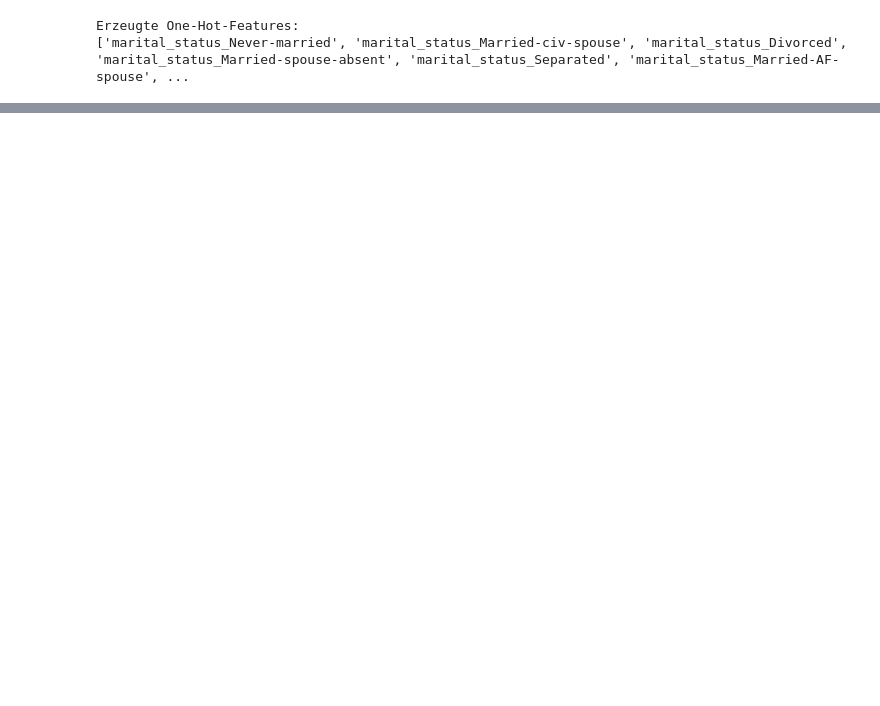
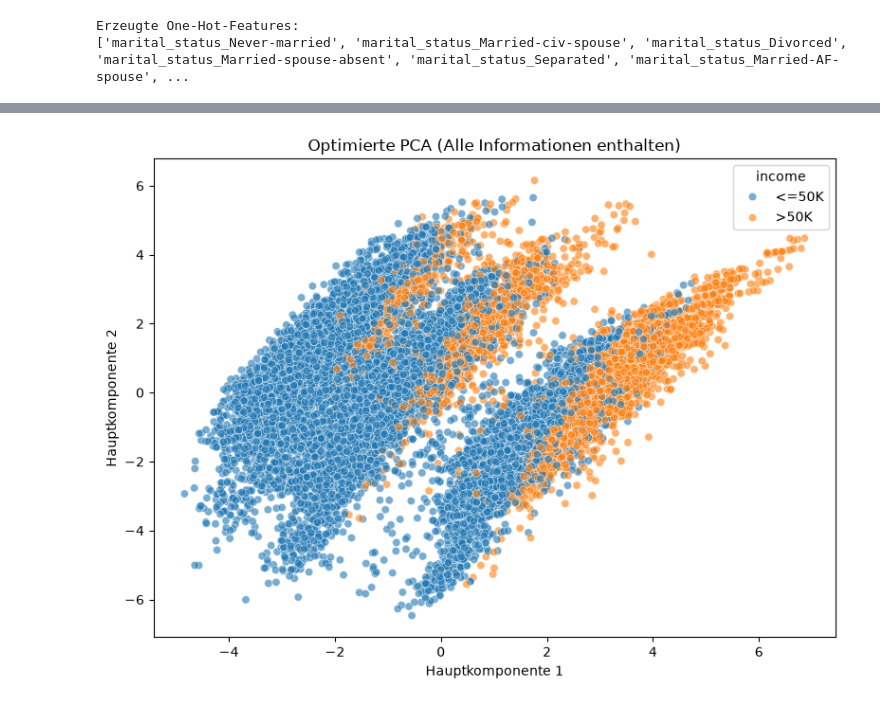
Before and after one commit to SirZotto/Applied-ML-Project-4-Income-Prediction-Using-Categorical-Data-Petrarolo-Marantidis-, a Jupyter notebook: data-exploration.ipynb, the cells around one changed output, grey strips where cells are left out. Drawn from its saved outputs; the diff is of its cells as text; code cells hidden in the pictures; blank space fills up the shorter version.

Commit message:
improved attempts to gain a better PCA analysis with some radical steps at last

```diff
--- a/data-exploration.ipynb
+++ b/data-exploration.ipynb
@@ -488,0 +315,93 @@ Erklärte Varianz pro Hauptkomponente:
+# %%
+import sys
+from pathlib import Path
+import pandas as pd
+import seaborn as sns
+import matplotlib.pyplot as plt
+from sklearn.decomposition import PCA
+from sklearn.preprocessing import StandardScaler
+
+# 0. Pfad-Setup für die Library
+root = Path.cwd()
+for candidate in [root, root.parent, root.parent.parent]:
+    if (candidate / "projectlib").exists():
+        sys.path.insert(0, str(candidate))
+        break
+
+# Nutzt die sauberen Encoder aus dem Hauptverzeichnis
+from projectlib.encoding import One_Hot_Encoder, Ordinal_Encoder, Target_Encoder
+
+# --- 1. BASISDATEN & TARGET VORBEREITEN ---
+pca_df = df.copy()
+pca_df["income_target"] = pca_df["income"].astype(str).str.strip().map({"<=50K": 0, ">50K": 1})
+
+# --- 2. ENCODING DER KATEGORIELLEN SPALTEN ---
+
+# Ordinal Encoding für education
+pca_df["education_ordinal"] = Ordinal_Encoder(
+    pca_df[["education"]].copy(),
+    "education",
+    categories_order=[["Preschool", "1st-4th", "5th-6th", "7th-8th", "9th", "10th", "11th", "12th",
+                      "HS-grad", "Some-college", "Assoc-voc", "Assoc-acdm", "Bachelors", "Masters",
+                      "Prof-school", "Doctorate"]],
+    starting_numbers=[1],
+    step_sizes=[1],
+)["education"]
+
+# Target Encoding für workclass und occupation (bevor One-Hot die Originalspalten verändert)
+target_encoded_cols = Target_Encoder(
+    pca_df[["workclass", "occupation", "income_target"]],
+    ["workclass", "occupation"],
+    "income_target"
+)
+pca_df["workclass_target"] = target_encoded_cols["workclass_target"]
+pca_df["occupation_target"] = target_encoded_cols["occupation_target"]
+
+# One-Hot Encoding für alle nominalen Features (erzeugt X_... Spalten)
+one_hot_features = ["marital_status", "relationship", "race", "sex", "workclass", "native_country_grouped"]
+pca_df = One_Hot_Encoder(pca_df, one_hot_features, delete_old_column=True)
+
+
+# --- 3. AUTOMATISCHE FEATURE-AUSWAHL (KEIN INFORMATIONSVERLUST!!) ---
+# Wir definieren die Basis-Features manuell
+feature_columns = [
+    "age", "education_ordinal", "education_num", "capital_gain", "capital_loss",
+    "hours_per_week", "income_target", "workclass_target", "occupation_target"
+]
+
+# Füge alle Spalten hinzu, die durch das One-Hot-Encoding entstanden sind,
+# aber schließe die aus, die auf "_target" enden (um Duplikate zu verhindern)!
+one_hot_spalten = [
+    col for col in pca_df.columns
+    if any(col.startswith(f"{f}_") for f in one_hot_features)
+    and not col.endswith("_target") ]
+
+feature_columns.extend(one_hot_spalten)
+
+# Datenmatrix für PCA extrahieren
+X = pca_df[feature_columns].astype(float)
+
+
+# --- 4. PCA & VISUALISIERUNG ---
+# Standardisieren
+X_scaled = StandardScaler().fit_transform(X)
+
+# PCA auf 2 Komponenten
+pca = PCA(n_components=2)
+X_pca = pca.fit_transform(X_scaled)
+
+print("Erklärte Varianz pro Hauptkomponente:")
+print(pca.explained_variance_ratio_)
+
+# Ergebnisse plotten
+pca_result = pd.DataFrame(X_pca, columns=["PC1", "PC2"])
+pca_result["income"] = pca_df["income"].astype(str).str.strip()
+
+plt.figure(figsize=(8, 6))
+sns.scatterplot(data=pca_result, x="PC1", y="PC2", hue="income", alpha=0.6)
+plt.title("Optimierte PCA (Alle Informationen enthalten)")
+plt.xlabel("Hauptkomponente 1")
+plt.ylabel("Hauptkomponente 2")
+plt.tight_layout()
+plt.show()
+# %% [output]
@@ -488,0 +410 @@ Erklärte Varianz pro Hauptkomponente:
+[figure, added]
```
Also changed, not shown: parts of 15 cells of this notebook, 1 other file.
